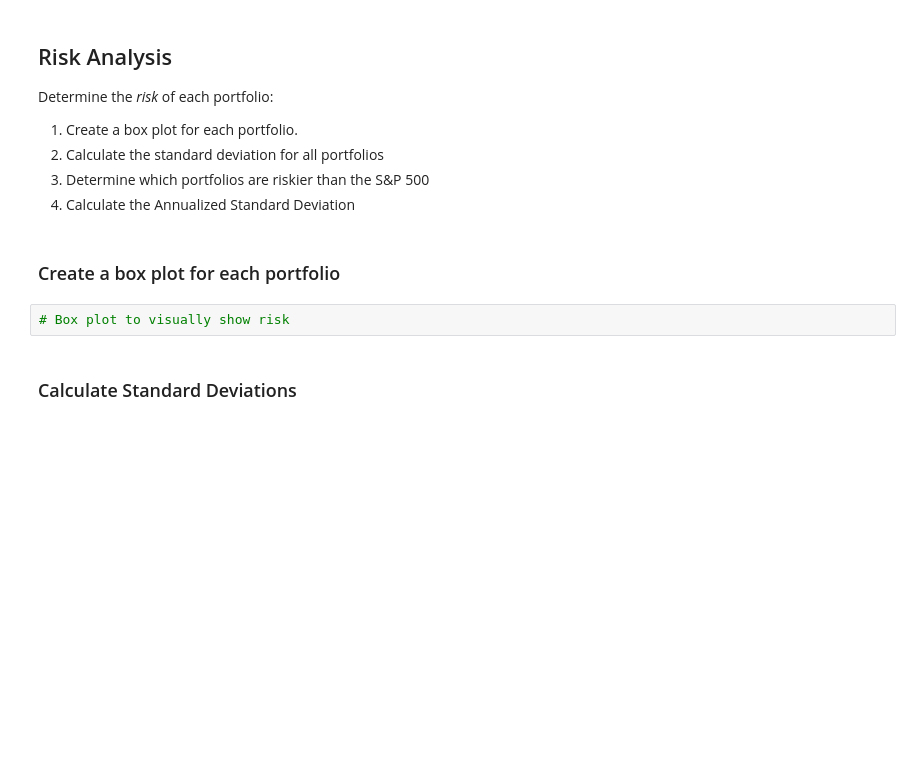
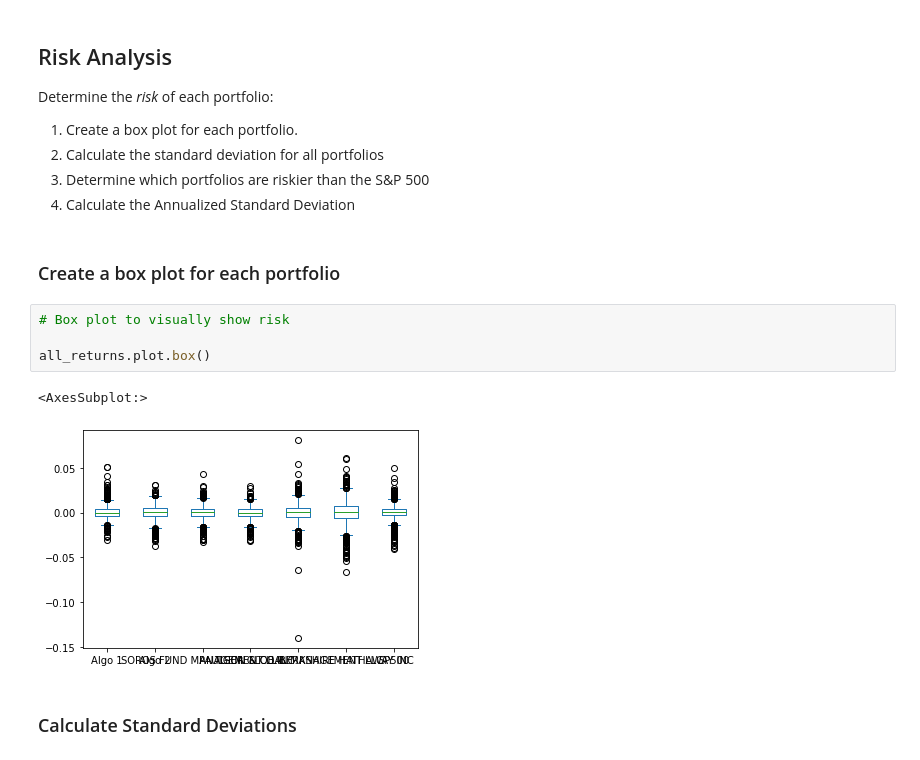
Before and after one commit to dcndn4/HW_3_Whale_Port-folio-, a Jupyter notebook: Currently_Code/whale_analysis_wkg.ipynb, the cells around one changed output. Cells and saved outputs as stored; diff of their text form; blank space fills up the shorter version.

```diff
--- a/Currently_Code/whale_analysis_wkg.ipynb
+++ b/Currently_Code/whale_analysis_wkg.ipynb
@@ -233,6 +234,11 @@ Determine the _risk_ of each portfolio:
 ### Create a box plot for each portfolio
 # %%
 # Box plot to visually show risk
+
+all_returns.plot.box()
+# %% [output]
+<AxesSubplot:>
+[figure, added]
 # %% [markdown]
 ### Calculate Standard Deviations
 # %%
```
Also changed, not shown: parts of 11 cells of this notebook, 1 other file.
